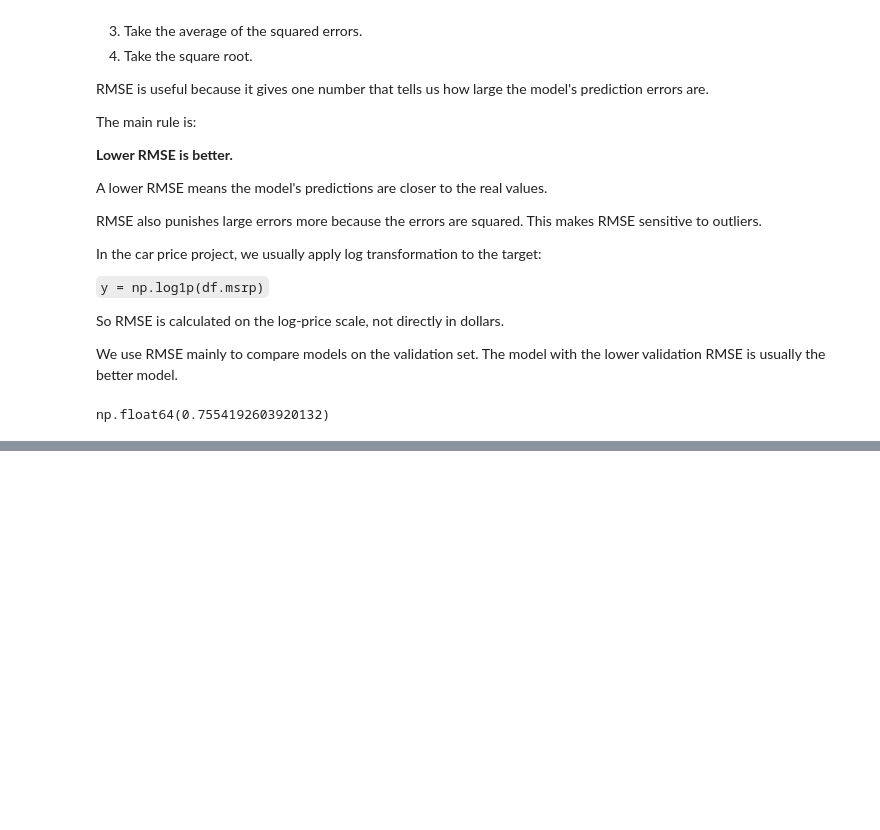
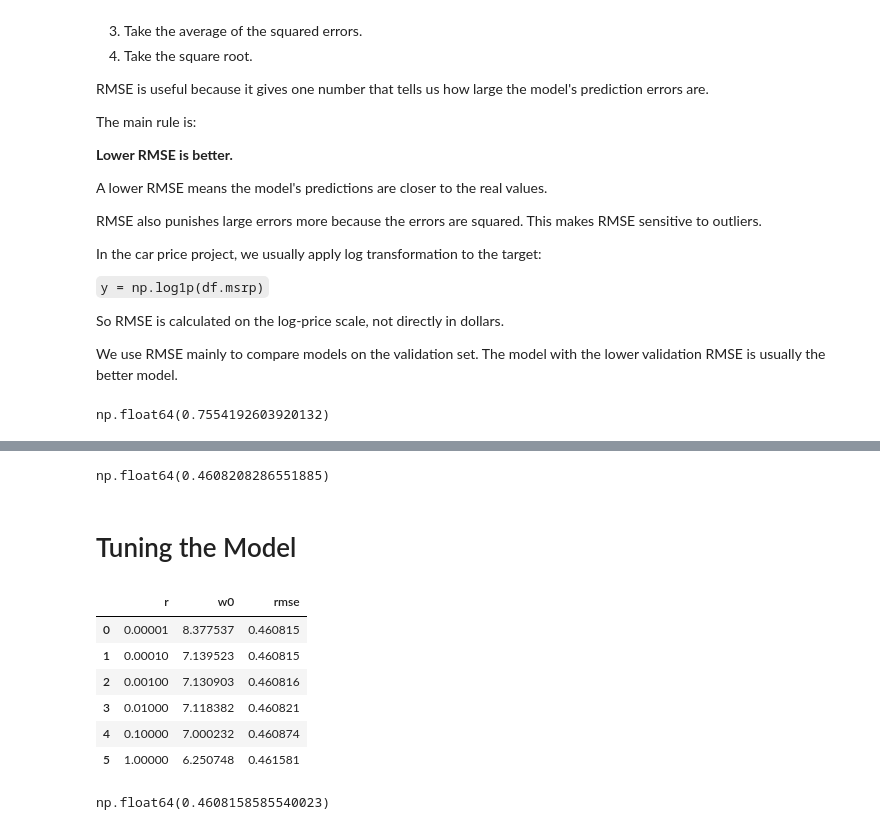
Before and after one commit to Jacobsadi/ml-engineering-lab, a Jupyter notebook: 01-foundations/02-regression/data-preparation.ipynb, the cells around one changed output, grey strips where cells are left out. Drawn from its saved outputs; the diff is of its cells as text; code cells hidden in the pictures; blank space fills up the shorter version.

```diff
--- a/01-foundations/02-regression/data-preparation.ipynb
+++ b/01-foundations/02-regression/data-preparation.ipynb
@@ -577,0 +740,3 @@ np.float64(0.7554192603920132)
+# %%
+makes = list(df.make.value_counts().head().index)
+makes
@@ -577,0 +912,61 @@ np.float64(0.7554192603920132)
+# %%
+def train_linear_regression_reg(X, y, r=0.001):
+    ones = np.ones(X.shape[0])
+    X = np.column_stack([ones, X])
+
+    XTX = X.T.dot(X)
+    XTX = XTX + r * np.eye(XTX.shape[0])
+    XTX_inv = np.linalg.inv(XTX)
+    w_full = XTX_inv.dot(X.T).dot(y)
+    return w_full[0], w_full[1:]
+# %%
+X_train = prepare_X(df_train)
+w0, w = train_linear_regression_reg(X_train, y_train, r=0.01)
+X_val = prepare_X(df_val)
+y_pred = w0 + X_val.dot(w)
+
+rmse(y_val, y_pred)
+# %% [output]
+np.float64(0.4608208286551885)
+# %% [markdown]
+# Tuning the Model
+# %%
+results = []
+
+for r in [0.00001, 0.0001, 0.001, 0.01, 0.1, 1]:
+    X_train = prepare_X(df_train)
+    w0, w = train_linear_regression_reg(X_train, y_train, r=r)
+
+    X_val = prepare_X(df_val)
+    y_pred = w0 + X_val.dot(w)
+
+    score = rmse(y_val, y_pred)
+
+    results.append({
+        "r": r,
+        "w0": w0,
+        "rmse": score
+    })
+
+results_df = pd.DataFrame(results)
+results_df
+# %% [output]
+|  | r | w0 | rmse |
+| 0 | 0.00001 | 8.377537 | 0.460815 |
+| 1 | 0.00010 | 7.139523 | 0.460815 |
+| 2 | 0.00100 | 7.130903 | 0.460816 |
+| 3 | 0.01000 | 7.118382 | 0.460821 |
+| 4 | 0.10000 | 7.000232 | 0.460874 |
+| 5 | 1.00000 | 6.250748 | 0.461581 |
+# %%
+r = 0.001
+X_train = prepare_X(df_train)
+w0, w = train_linear_regression_reg(X_train, y_train, r=r)
+
+X_val = prepare_X(df_val)
+y_pred = w0 + X_val.dot(w)
+
+score = rmse(y_val, y_pred)
+score
+# %% [output]
+np.float64(0.4608158585540023)
```
Also changed, not shown: parts of 30 cells of this notebook.
